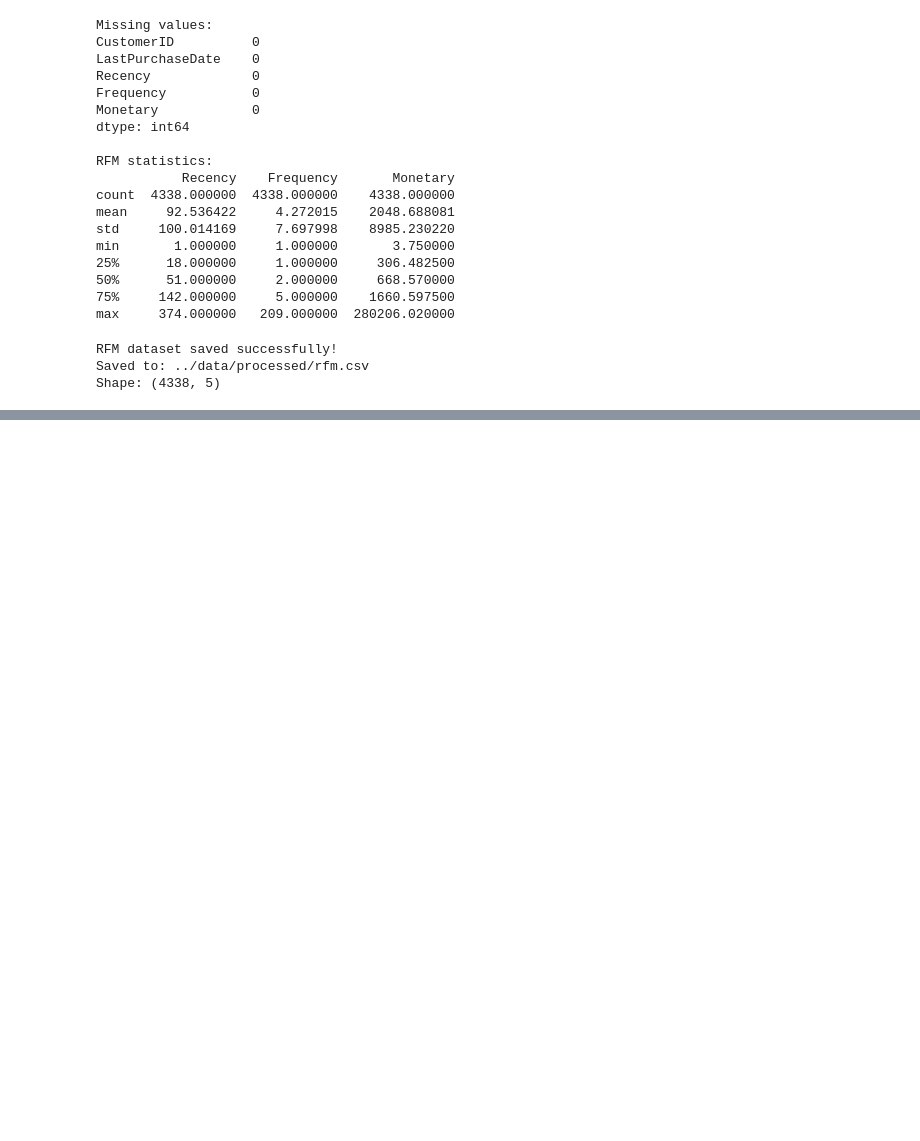
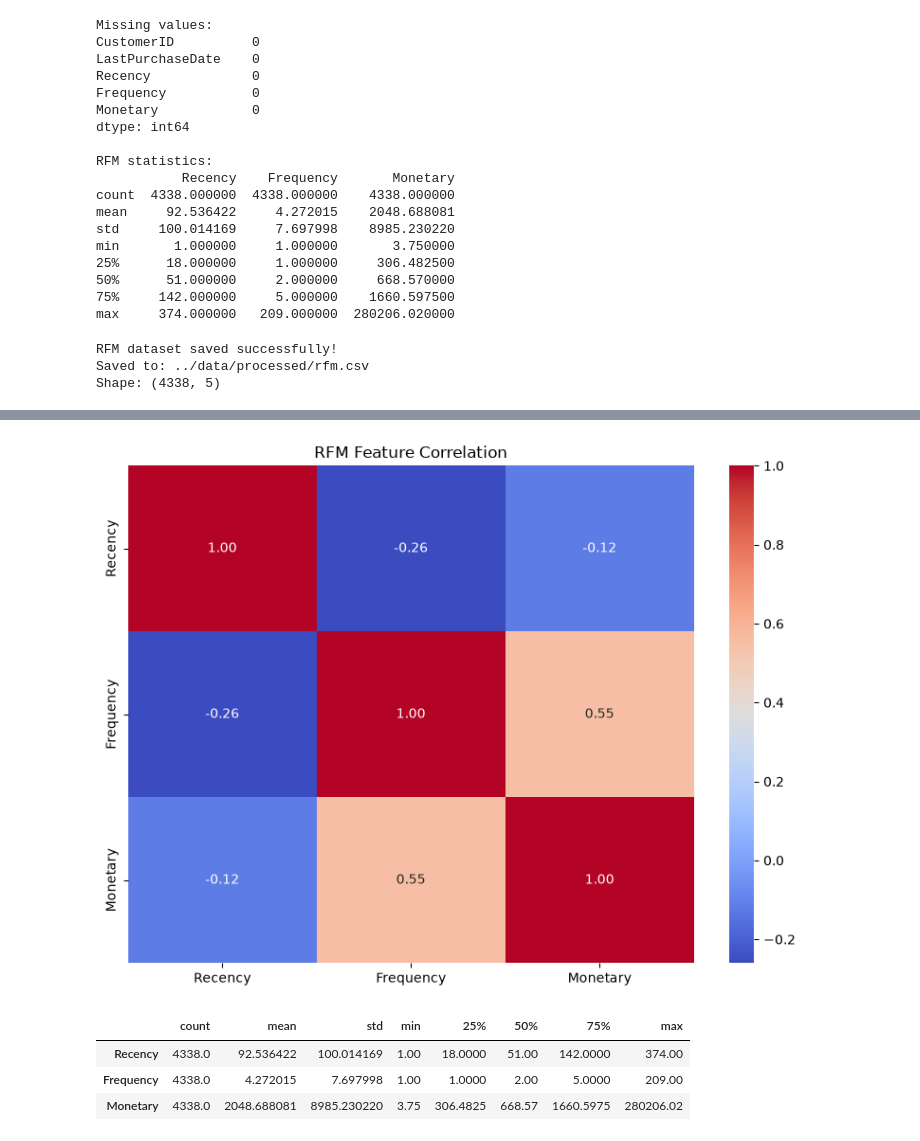
Before and after one commit to vanshika-2105/customer-segmentation-ml, a Jupyter notebook: notebooks/01_customer_segmentation_setup.ipynb, the cells around one changed output, grey strips where cells are left out. Saved outputs shown, nothing was run; the diff lists cells and outputs as text; code cells hidden in the pictures; blank space fills up the shorter version.

```diff
--- a/notebooks/01_customer_segmentation_setup.ipynb
+++ b/notebooks/01_customer_segmentation_setup.ipynb
@@ -655,0 +710,26 @@ Shape: (4338, 5)
+# %%
+correlation_matrix = rfm[rfm_features].corr()
+
+plt.figure(figsize=(8, 6))
+
+sns.heatmap(
+    correlation_matrix,
+    annot=True,
+    cmap="coolwarm",
+    fmt=".2f"
+)
+
+plt.title("RFM Feature Correlation")
+plt.tight_layout()
+plt.show()
+# %% [output]
+[figure, added]
+# %%
+rfm_summary = rfm[rfm_features].describe().T
+
+rfm_summary
+# %% [output]
+|  | count | mean | std | min | 25% | 50% | 75% | max |
+| Recency | 4338.0 | 92.536422 | 100.014169 | 1.00 | 18.0000 | 51.00 | 142.0000 | 374.00 |
+| Frequency | 4338.0 | 4.272015 | 7.697998 | 1.00 | 1.0000 | 2.00 | 5.0000 | 209.00 |
+| Monetary | 4338.0 | 2048.688081 | 8985.230220 | 3.75 | 306.4825 | 668.57 | 1660.5975 | 280206.02 |
```
Also changed, not shown: parts of 5 cells of this notebook.
